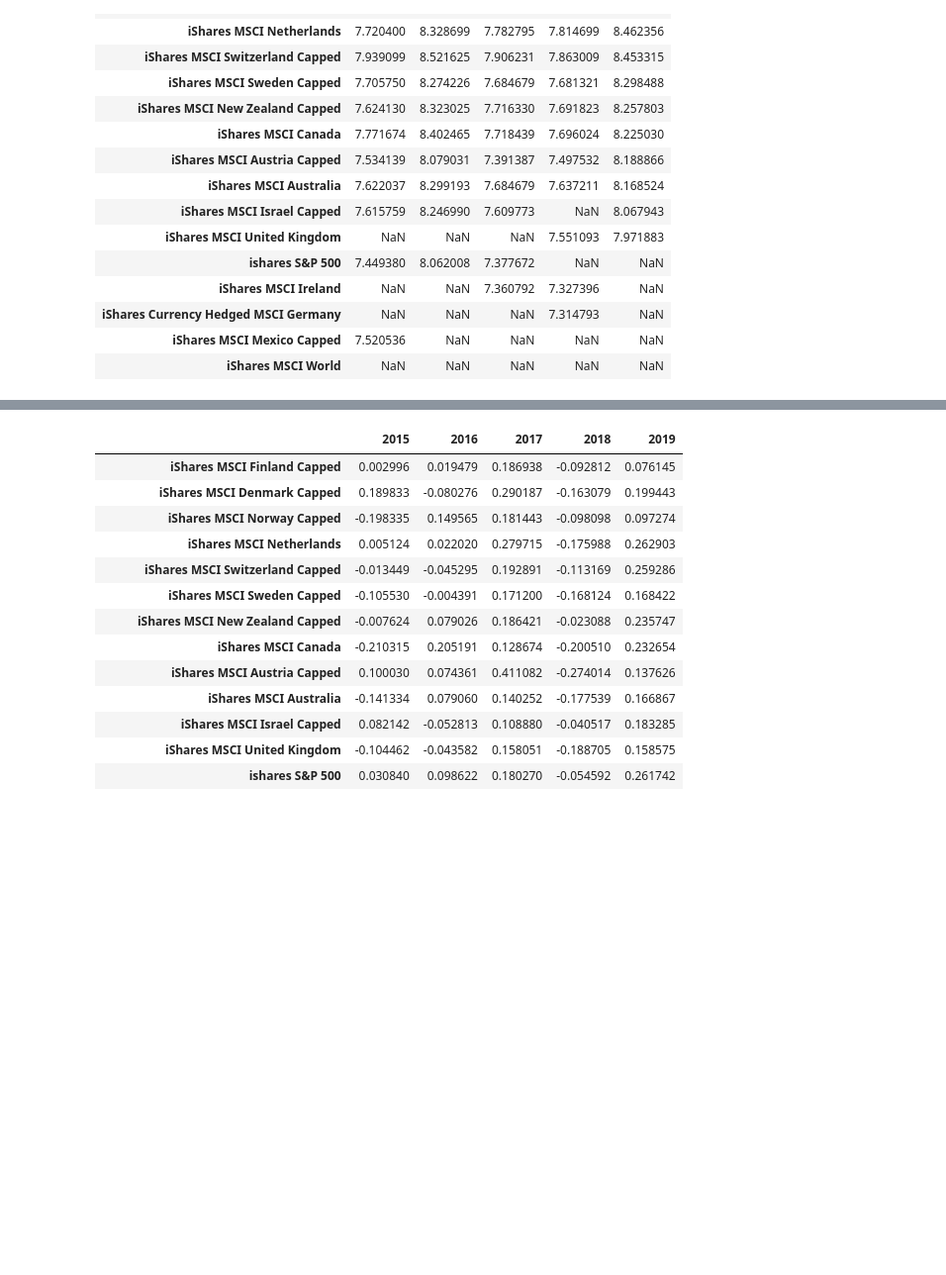
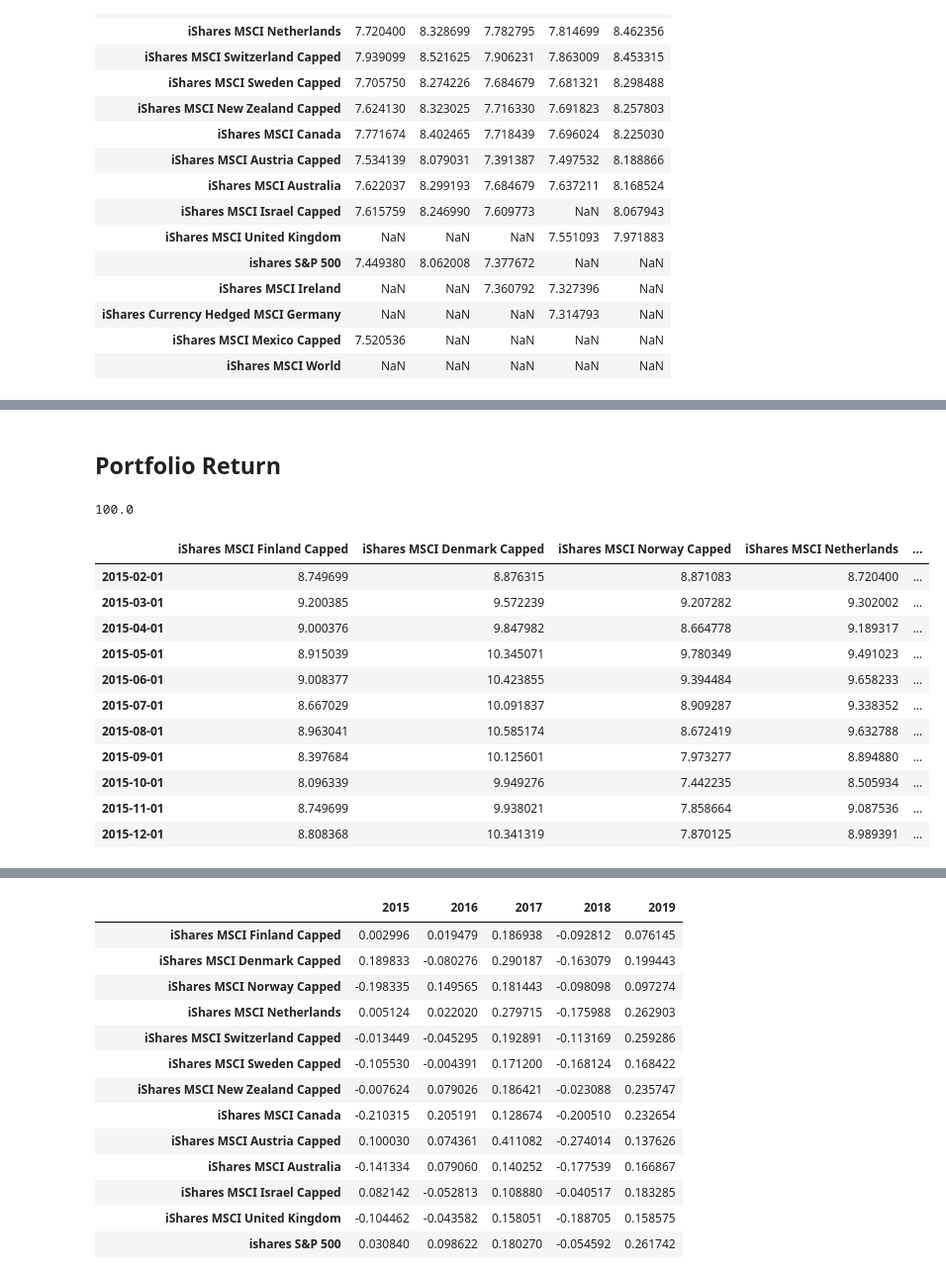
Before and after one commit to tnmercer/group_repo, a Jupyter notebook: main_notebook.ipynb, the cells around one changed output, grey strips where cells are left out. Shown at 99% size. Drawn from its saved outputs; the diff is of its cells as text; code cells hidden in the pictures; blank space fills up the shorter version.

```diff
--- a/main_notebook.ipynb
+++ b/main_notebook.ipynb
@@ -192 +217,44 @@ country_etf_weighted.sum()
 dtype: float64
+# %% [markdown]
+## Portfolio Return
+# %%
+
+# Set starting values for 2015 based on weight
+portfolio_start_2015 = country_etf_weighted.iloc[:,0]
+
+# Check total = 100
+display(portfolio_start_2015.sum())
+
+# Create new dataframe for 2015 return calc using the 2015 start values
+portfolio_return_2015 = pd.DataFrame(portfolio_start_2015)
+portfolio_return_2015 = portfolio_return_2015.transpose()
+
+# Rename weighted value index to start date 01-01-2015
+portfolio_return_2015 = portfolio_return_2015.reset_index(drop=True)
+portfolio_return_2015 = portfolio_return_2015.rename(index={0:'2015-01-01'})
+
+# Append the all_etf_df monthly returns
+portfolio_return_2015 = portfolio_return_2015.append(all_etf_df.loc['2015-02-01':'2015-12-31']).sort_index()
+
+# Calculate cumulative return and drop na row
+portfolio_return_2015 = (1 + portfolio_return_2015.shift(1)).cumprod().dropna(how='all')
+
+# Drop ETFs not included in portfolio for 2015
+portfolio_return_2015 = portfolio_return_2015.dropna(axis=1)
+
+# Review the dataframe
+portfolio_return_2015
+# %% [output]
+100.0
+|  | iShares MSCI Finland Capped | iShares MSCI Denmark Capped | iShares MSCI Norway Capped | iShares MSCI Netherlands | ... |
+| 2015-02-01 | 8.749699 | 8.876315 | 8.871083 | 8.720400 | ... |
+| 2015-03-01 | 9.200385 | 9.572239 | 9.207282 | 9.302002 | ... |
+| 2015-04-01 | 9.000376 | 9.847982 | 8.664778 | 9.189317 | ... |
+| 2015-05-01 | 8.915039 | 10.345071 | 9.780349 | 9.491023 | ... |
+| 2015-06-01 | 9.008377 | 10.423855 | 9.394484 | 9.658233 | ... |
+| 2015-07-01 | 8.667029 | 10.091837 | 8.909287 | 9.338352 | ... |
+| 2015-08-01 | 8.963041 | 10.585174 | 8.672419 | 9.632788 | ... |
+| 2015-09-01 | 8.397684 | 10.125601 | 7.973277 | 8.894880 | ... |
+| 2015-10-01 | 8.096339 | 9.949276 | 7.442235 | 8.505934 | ... |
+| 2015-11-01 | 8.749699 | 9.938021 | 7.858664 | 9.087536 | ... |
+| 2015-12-01 | 8.808368 | 10.341319 | 7.870125 | 8.989391 | ... |
```
Also changed, not shown: parts of 23 cells of this notebook.
